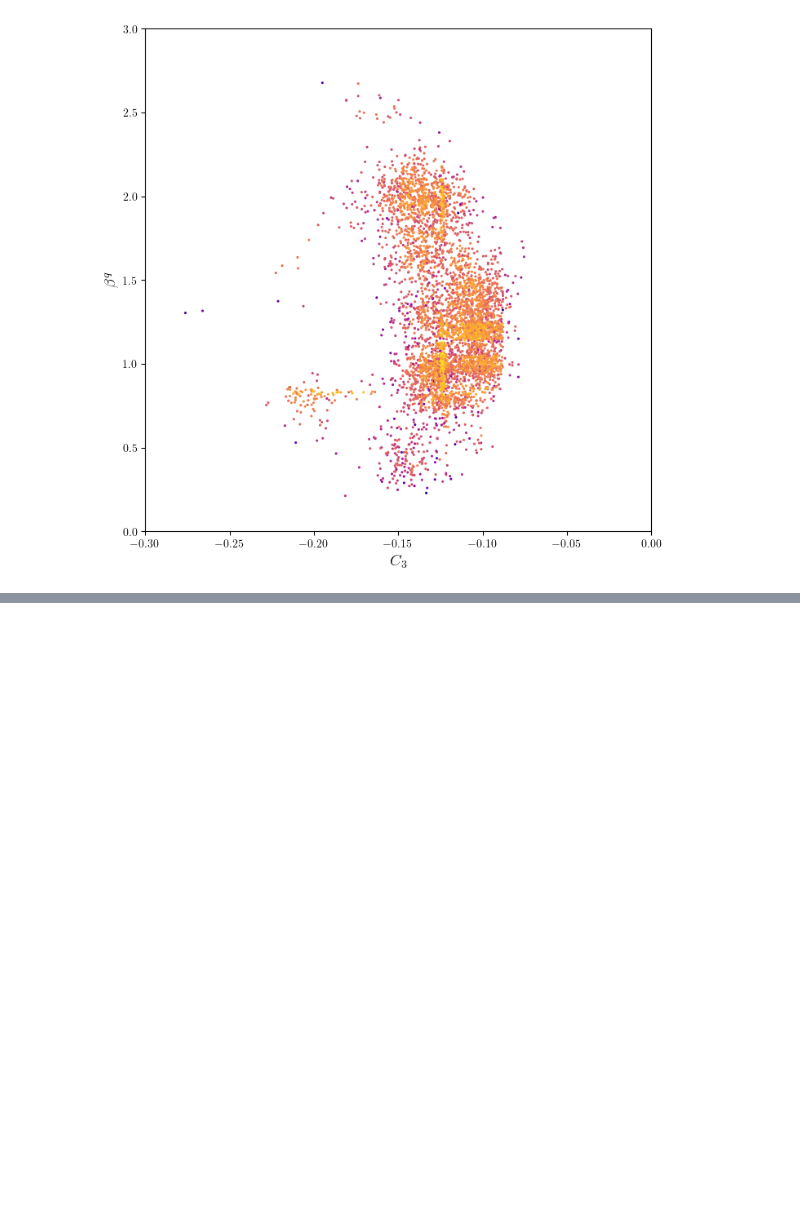
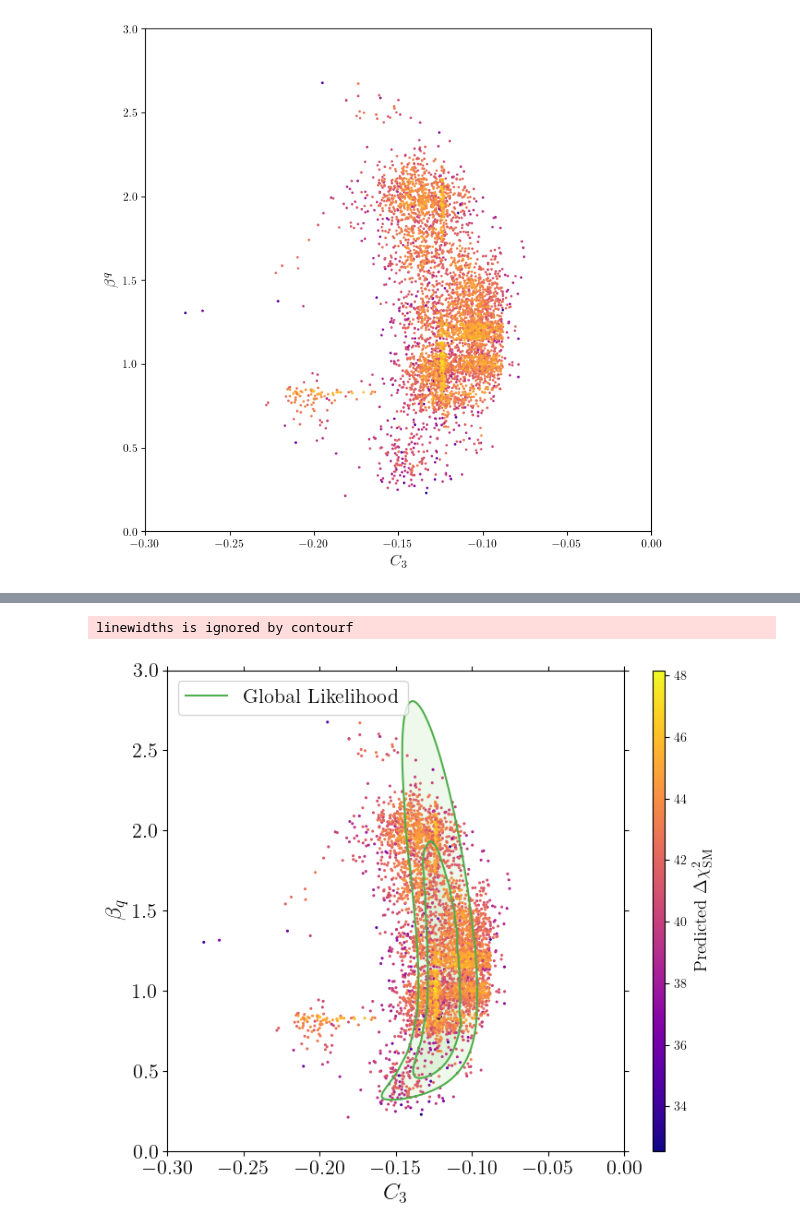
Before and after one commit to Jorge-Alda/SMEFT19-notebooks, a Jupyter notebook: PaperML/05_Training.ipynb, the cells around one changed output, grey strips where cells are left out. Saved outputs shown, nothing was run; the diff lists cells and outputs as text; code cells hidden in the pictures; blank space fills up the shorter version.

```diff
--- a/PaperML/05_Training.ipynb
+++ b/PaperML/05_Training.ipynb
@@ -261,0 +494,8 @@ Text(0, 0.5, '$\\beta^q$')
+# %%
+likelihood_plot2(read_meshgrid('C3', 'bq'),
+                -0.3, 0.0, 0.0, 3.0, [r'$C_3$', r'$\beta_q$'], locleg='upper left',
+                colors=[2], bf=([bf3[1], bf3[2]]),
+                widths=[1.5,]*5, ticks=(0.05, 0.5),  fout='../data/plots/scIII_ML_C3bq')
+# %% [output]
+linewidths is ignored by contourf
+[figure, added]
```
Also changed, not shown: parts of 18 cells of this notebook, 18 other files.
